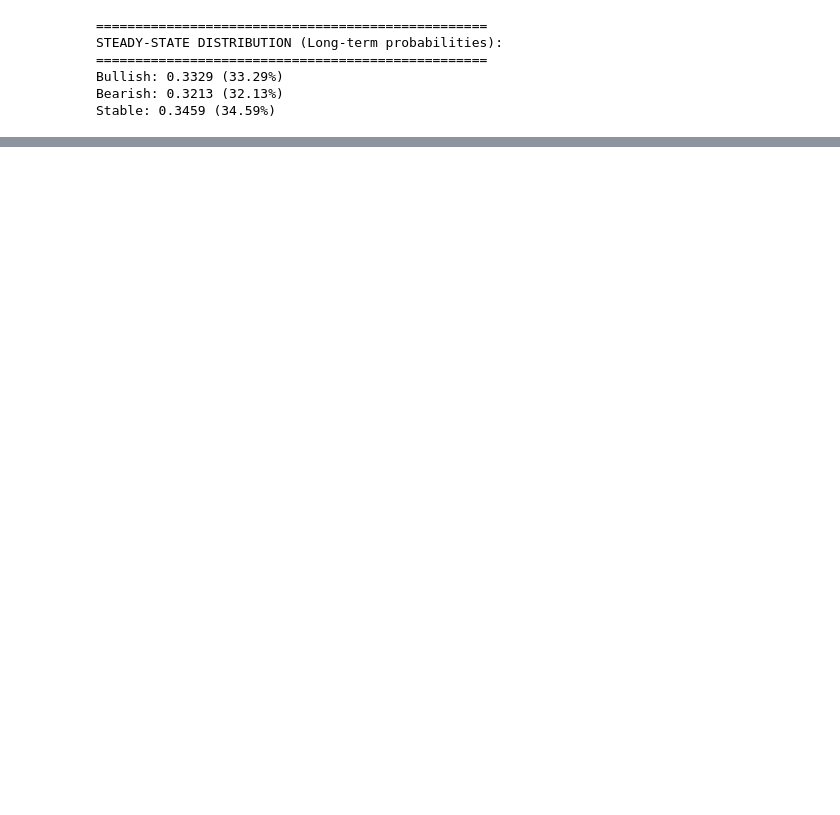
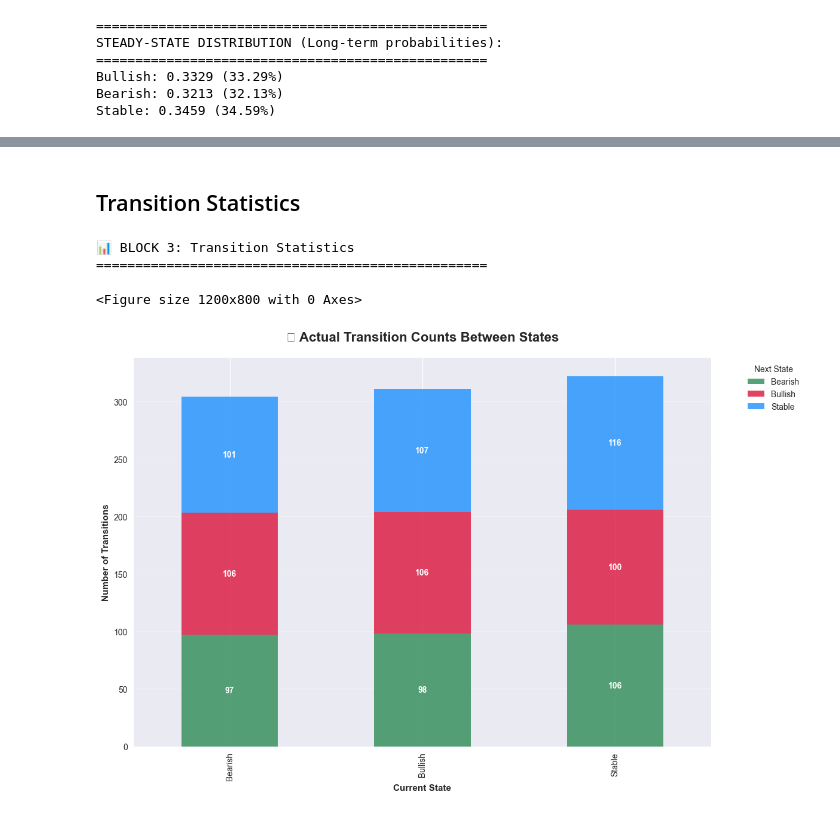
Before and after one commit to Mohamed-Ayman-alsayed/Markov-chain-model, a Jupyter notebook: simulation.ipynb, the cells around one changed output, grey strips where cells are left out. Drawn from its saved outputs; the diff is of its cells as text; code cells hidden in the pictures; blank space fills up the shorter version.

```diff
--- a/simulation.ipynb
+++ b/simulation.ipynb
@@ -198,0 +379,65 @@ Stable: 0.3459 (34.59%)
+# %% [markdown]
+## Transition Statistics
+# %%
+# BLOCK 3: TRANSITION STATISTICS
+print("📊 BLOCK 3: Transition Statistics")
+print("="*50)
+
+# Prepare data for stacked bar chart
+from_data = []
+to_data = []
+count_data = []
+
+for from_state in states:
+    for to_state in states:
+        from_data.append(from_state)
+        to_data.append(to_state)
+        count_data.append(transition_counts[from_state][to_state])
+
+stats_df = pd.DataFrame({
+    'From': from_data,
+    'To': to_data,
+    'Count': count_data
+})
+
+# Create stacked bar chart
+plt.figure(figsize=(12, 8))
+pivot_df = stats_df.pivot(index='From', columns='To', values='Count')
+ax = pivot_df.plot(kind='bar', stacked=True, color=colors,
+                  figsize=(12, 8), alpha=0.8)
+
+plt.title('📊 Actual Transition Counts Between States',
+         fontsize=16, fontweight='bold', pad=20)
+plt.xlabel('Current State', fontweight='bold')
+plt.ylabel('Number of Transitions', fontweight='bold')
+plt.legend(title='Next State', bbox_to_anchor=(1.05, 1), loc='upper left')
+plt.grid(axis='y', alpha=0.3)
+
+# Add value labels on bars
+for container in ax.containers:
+    ax.bar_label(container, label_type='center', fontweight='bold', color='white')
+
+plt.tight_layout()
+plt.show()
+
+# Print some statistics
+print("\n📈 TRANSITION STATISTICS SUMMARY:")
+print("-" * 30)
+total_transitions = sum(count_data)
+print(f"Total transitions analyzed: {total_transitions}")
+
+for from_state in states:
+    total_from = sum(transition_counts[from_state].values())
+    print(f"\n{from_state}:")
+    for to_state in states:
+        count = transition_counts[from_state][to_state]
+        if count > 0:
+            percentage = (count / total_from) * 100
+            print(f"  → {to_state}: {count:2d} transitions ({percentage:5.1f}%)")
+
+print("\n" + "="*50)
+# %% [output]
+📊 BLOCK 3: Transition Statistics
+==================================================
+<Figure size 1200x800 with 0 Axes>
+[figure, added]
```
Also changed, not shown: parts of 16 cells of this notebook.
